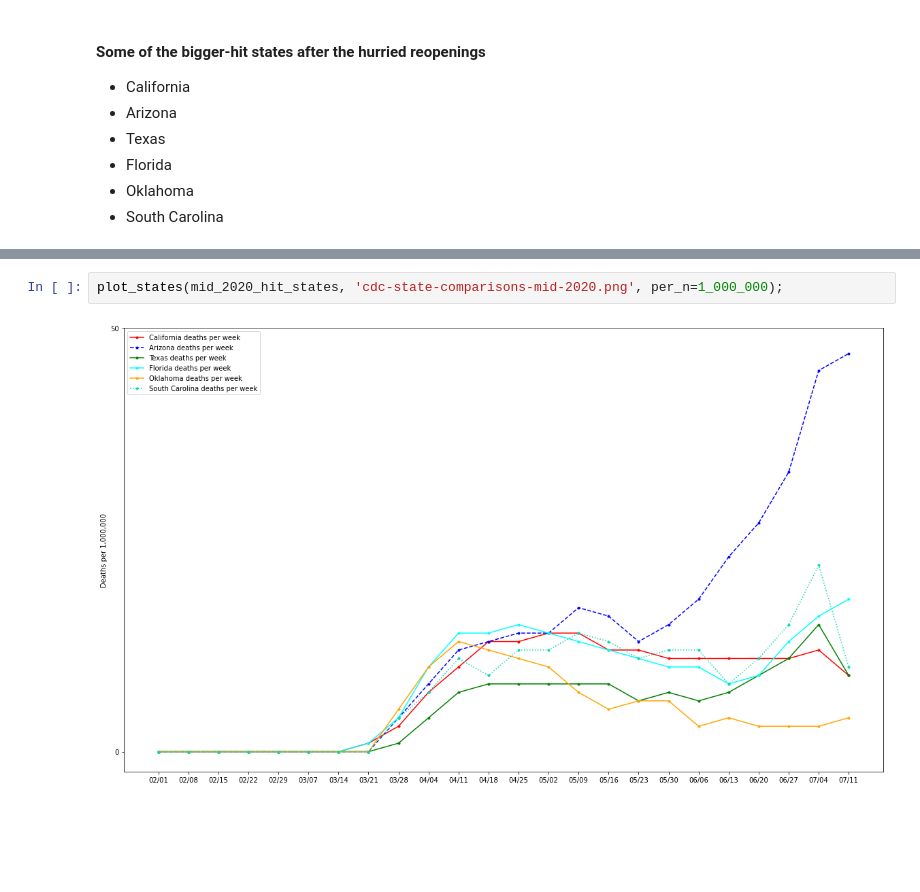
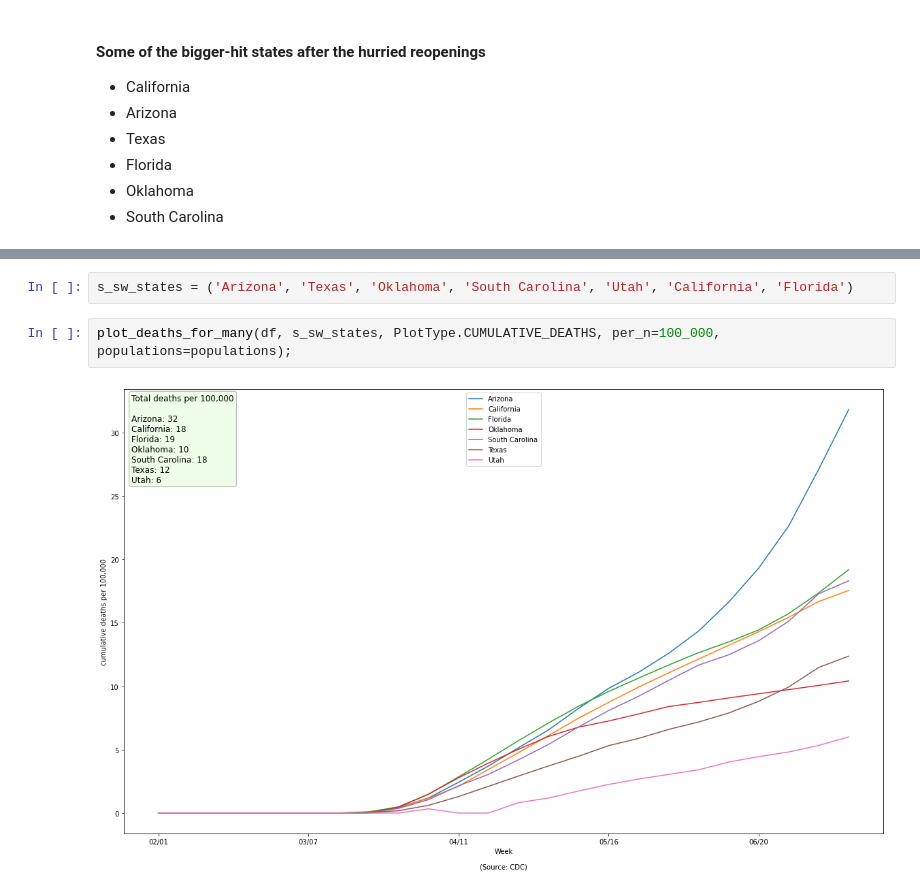
Before and after one commit to bmc/covid19, a Jupyter notebook: cdc.ipynb, the cells around one changed output, grey strips where cells are left out. Cells and saved outputs as stored; diff of their text form; blank space fills up the shorter version.

```diff
--- a/cdc.ipynb
+++ b/cdc.ipynb
@@ -207,4 +321,6 @@ plot_states(mid_2020_hit_states, 'cdc-state-comparisons-mid-2020.png');
-# %%
-plot_states(mid_2020_hit_states, 'cdc-state-comparisons-mid-2020.png', per_n=1_000_000);
-# %% [output]
-[figure, removed]
+# %%
+s_sw_states = ('Arizona', 'Texas', 'Oklahoma', 'South Carolina', 'Utah', 'California', 'Florida')
+# %%
+plot_deaths_for_many(df, s_sw_states, PlotType.CUMULATIVE_DEATHS, per_n=100_000, populations=populations);
+# %% [output]
+[figure, added]
```
Also changed, not shown: parts of 24 cells of this notebook.
